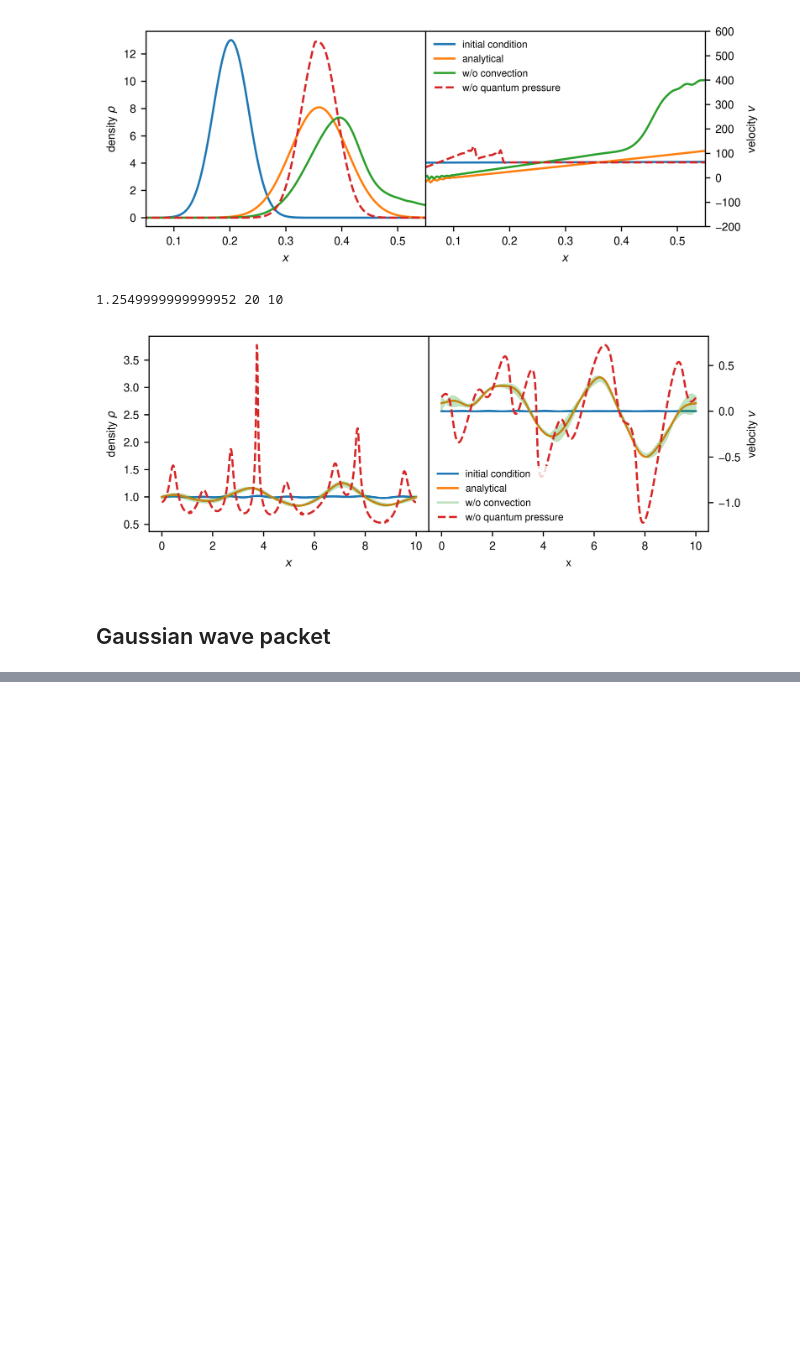
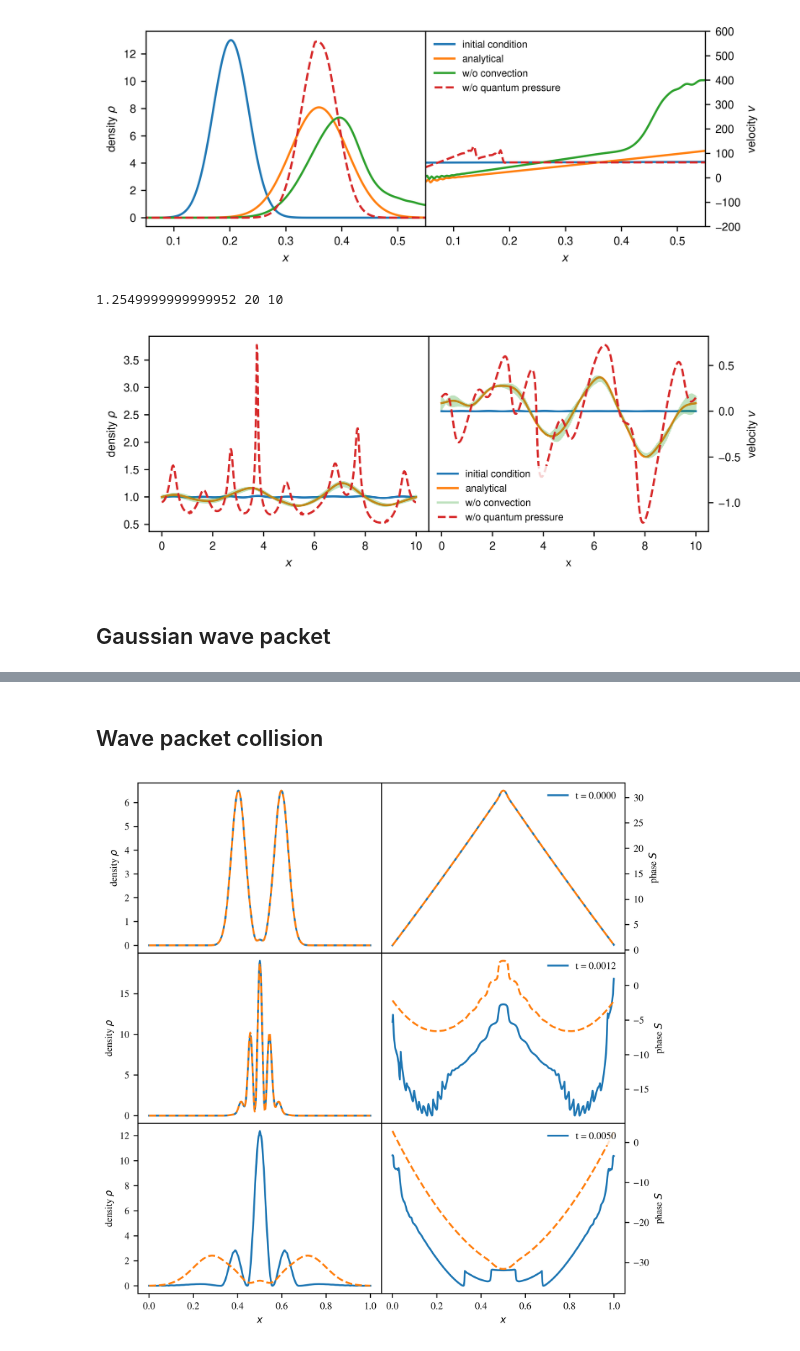
Before and after one commit to KunkelAlexander/fdm-hybrid-scheme, a Jupyter notebook: visualisation.ipynb, the cells around one changed output, grey strips where cells are left out. Cells and saved outputs as stored; diff of their text form; code cells hidden in the pictures; blank space fills up the shorter version.

```diff
--- a/visualisation.ipynb
+++ b/visualisation.ipynb
@@ -218,0 +250,29 @@ config0["tEnd"]
+# %% [markdown]
+## Wave packet collision
+# %%
+fig, ax = setUpPlot(nrow=3)
+
+indices = [1, 49, 199]
+for i, index in enumerate(indices):
+    config, psi, density, phase = animation.loadRun(f"runs/1d/wave_packet_collision_phase-ho-upwind/{index}.npz")
+
+    t = config["t0"]
+    xx = np.linspace(0, config["domainSize"], config["resolution"])
+    dx = config["domainSize"]/config["resolution"]
+
+
+    plt.sca(ax[i, 0])
+    #plt.xlim(0.05, .55)
+    plt.plot(xx, density[8:-8])
+    plt.plot(xx, (np.abs(psi[8:-8])**2), ls = "dashed")
+
+    plt.sca(ax[i, 1])
+    plt.plot(xx, phase[8:-8], label=f"t = {t:.4f}")
+    plt.plot(xx, fd.make_continuous(np.angle(psi[8:-8])), ls = "dashed")
+    leg = plt.legend(loc="upper right")
+    leg.get_frame().set_linewidth(0.0)
+
+leg.get_frame().set_linewidth(0.0)
+plt.savefig("figures/gaussian_collision.pdf", bbox_inches='tight')
+# %% [output]
+[figure, added]
```
Also changed, not shown: parts of 11 cells of this notebook, 9 other files.
